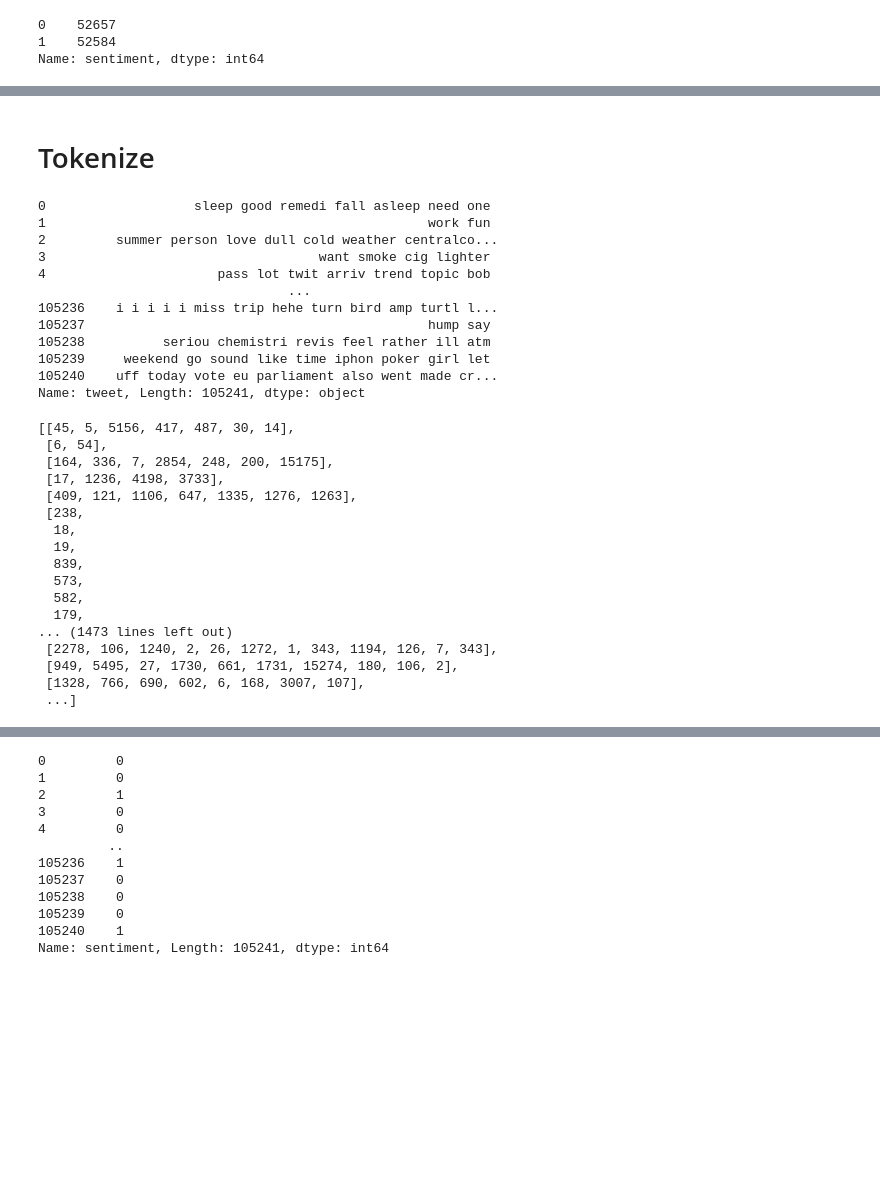
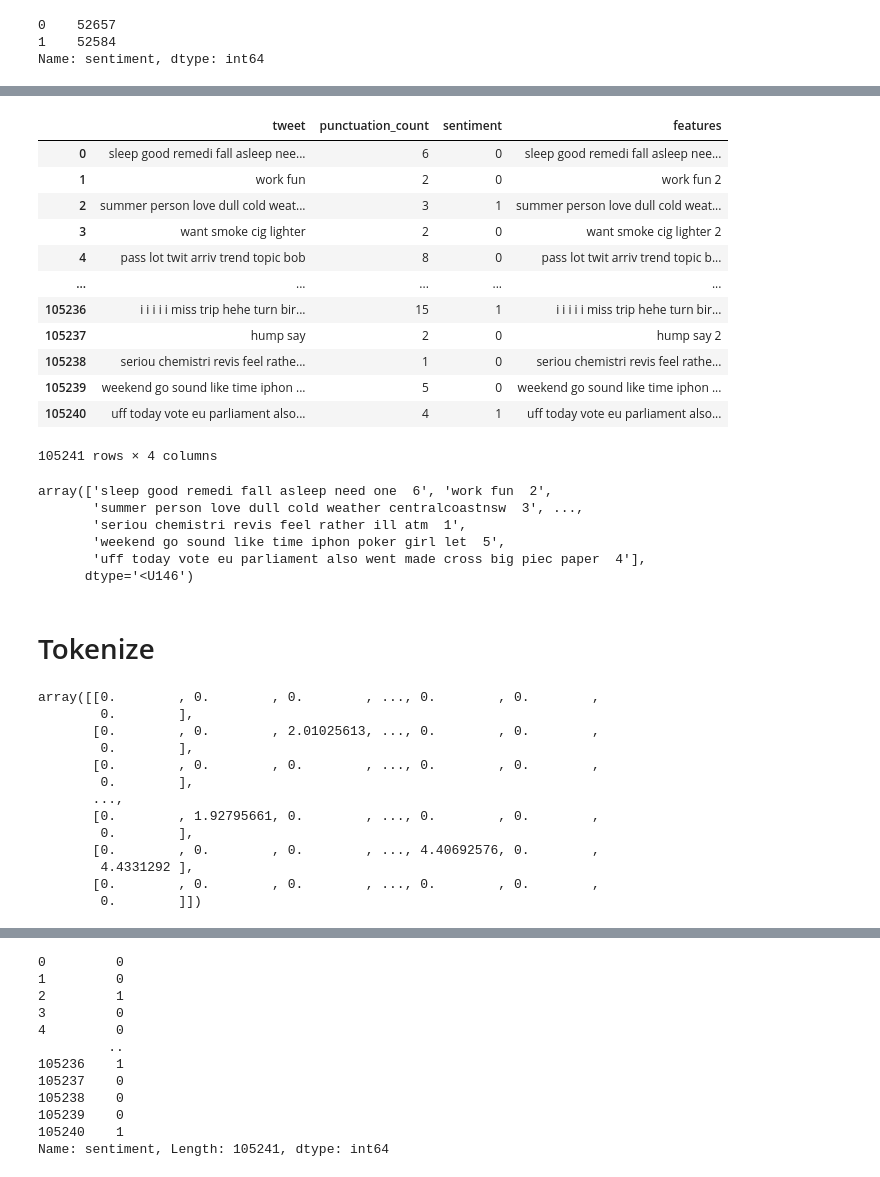
Before and after one commit to AI-at-GBC/tweet-analysis, a Jupyter notebook: NN.ipynb, the cells around one changed output, grey strips where cells are left out. Drawn from its saved outputs; the diff is of its cells as text; code cells hidden in the pictures; blank space fills up the shorter version.

```diff
--- a/NN.ipynb
+++ b/NN.ipynb
@@ -97,43 +107,51 @@ memory usage: 1.6+ MB
+# %%
+data['features']=data['tweet'].map(str)+' '+data['punctuation_count'].map(str)
+data
+# %% [output]
+|  | tweet | punctuation_count | sentiment | features |
+| 0 | sleep good remedi fall asleep nee... | 6 | 0 | sleep good remedi fall asleep nee... |
+| 1 | work fun | 2 | 0 | work fun 2 |
+| 2 | summer person love dull cold weat... | 3 | 1 | summer person love dull cold weat... |
+| 3 | want smoke cig lighter | 2 | 0 | want smoke cig lighter 2 |
+| 4 | pass lot twit arriv trend topic bob | 8 | 0 | pass lot twit arriv trend topic b... |
+| ... | ... | ... | ... | ... |
+| 105236 | i i i i i miss trip hehe turn bir... | 15 | 1 | i i i i i miss trip hehe turn bir... |
+| 105237 | hump say | 2 | 0 | hump say 2 |
+| 105238 | seriou chemistri revis feel rathe... | 1 | 0 | seriou chemistri revis feel rathe... |
+| 105239 | weekend go sound like time iphon ... | 5 | 0 | weekend go sound like time iphon ... |
+| 105240 | uff today vote eu parliament also... | 4 | 1 | uff today vote eu parliament also... |
+105241 rows × 4 columns
+# %%
+
+X=data.iloc[0:,3].values.astype(str)
+X
+# %% [output]
+array(['sleep good remedi fall asleep need one  6', 'work fun  2',
+       'summer person love dull cold weather centralcoastnsw  3', ...,
+       'seriou chemistri revis feel rather ill atm  1',
+       'weekend go sound like time iphon poker girl let  5',
+       'uff today vote eu parliament also went made cross big piec paper  4'],
+      dtype='<U146')
 # %% [markdown]
 # Tokenize
-# %%
-X=data.tweet.astype(str)
-X
-# %% [output]
-0                   sleep good remedi fall asleep need one
-1                                                 work fun
-2         summer person love dull cold weather centralco...
-3                                   want smoke cig lighter
-4                      pass lot twit arriv trend topic bob
-                                ...
-105236    i i i i i miss trip hehe turn bird amp turtl l...
-105237                                            hump say
-105238          seriou chemistri revis feel rather ill atm
-105239     weekend go sound like time iphon poker girl let
-105240    uff today vote eu parliament also went made cr...
-Name: tweet, Length: 105241, dtype: object
 # %%
-tokenizer = Tokenizer(num_words=50000)
+tokenizer = Tokenizer(num_words=100)
 tokenizer.fit_on_texts(X)
 
-X = tokenizer.texts_to_sequences(X)
+X = tokenizer.texts_to_matrix(X, mode='tfidf')
 X
 # %% [output]
-[[45, 5, 5156, 417, 487, 30, 14],
- [6, 54],
- [164, 336, 7, 2854, 248, 200, 15175],
- [17, 1236, 4198, 3733],
- [409, 121, 1106, 647, 1335, 1276, 1263],
- [238,
-  18,
-  19,
-  839,
-  573,
-  582,
-  179,
-... (1473 lines left out)
- [2278, 106, 1240, 2, 26, 1272, 1, 343, 1194, 126, 7, 343],
- [949, 5495, 27, 1730, 661, 1731, 15274, 180, 106, 2],
- [1328, 766, 690, 602, 6, 168, 3007, 107],
- ...]
+array([[0.        , 0.        , 0.        , ..., 0.        , 0.        ,
+        0.        ],
+       [0.        , 0.        , 2.01025613, ..., 0.        , 0.        ,
+        0.        ],
+       [0.        , 0.        , 0.        , ..., 0.        , 0.        ,
+        0.        ],
+       ...,
+       [0.        , 1.92795661, 0.        , ..., 0.        , 0.        ,
+        0.        ],
+       [0.        , 0.        , 0.        , ..., 4.40692576, 0.        ,
+        4.4331292 ],
+       [0.        , 0.        , 0.        , ..., 0.        , 0.        ,
+        0.        ]])
 # %%
```
Also changed, not shown: parts of 21 cells of this notebook.
